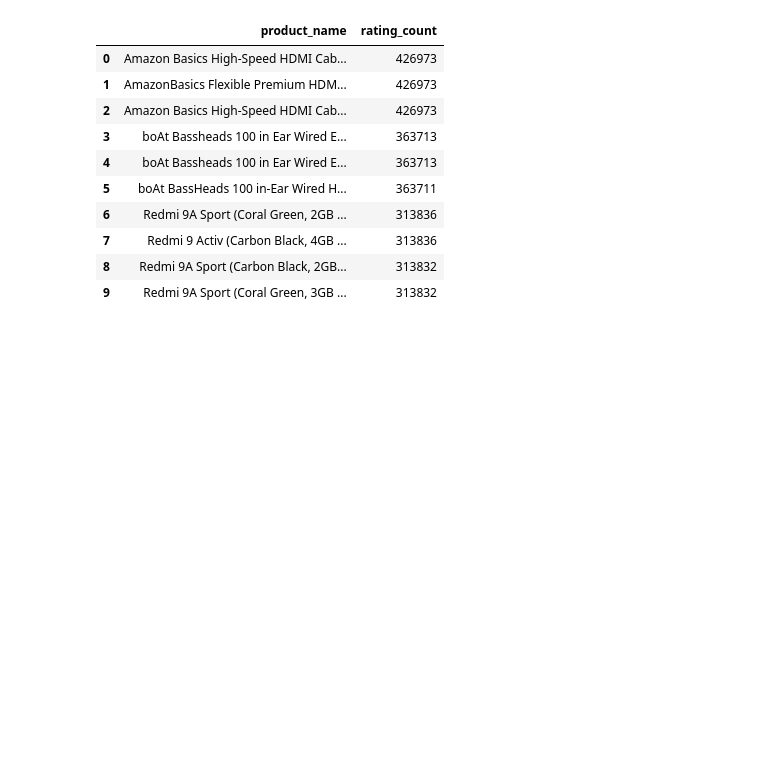
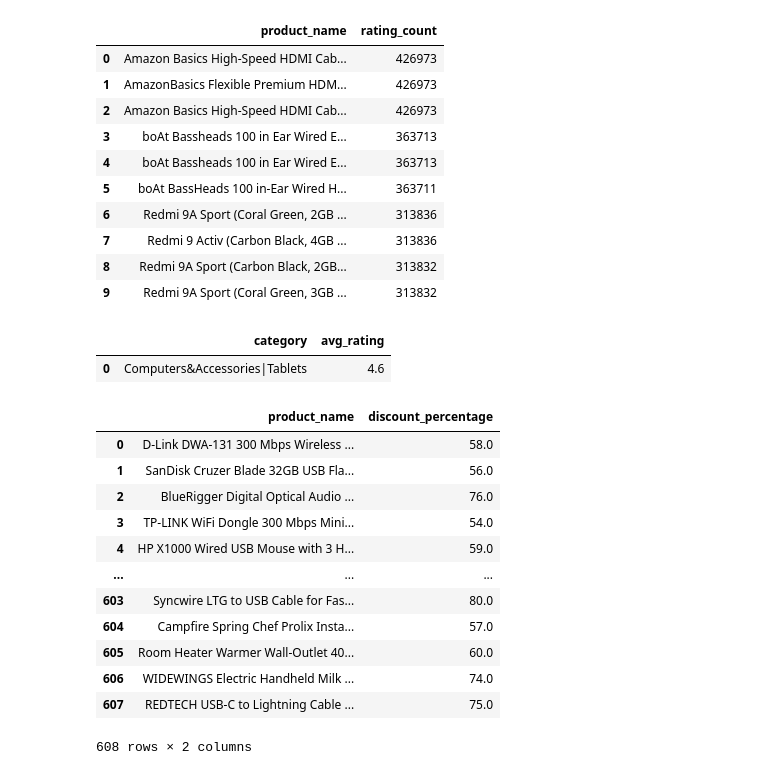
Before and after one commit to CheropS/Amazon-Dataset-Analysis, a Jupyter notebook: index.ipynb, the cells around one changed output. Cells and saved outputs as stored; diff of their text form; code cells hidden in the pictures; blank space fills up the shorter version.

Commit message:
discount and average query

```diff
--- a/index.ipynb
+++ b/index.ipynb
@@ -442,3 +442,35 @@ top_df
 | 7 | Redmi 9 Activ (Carbon Black, 4GB ... | 313836 |
 | 8 | Redmi 9A Sport (Carbon Black, 2GB... | 313832 |
 | 9 | Redmi 9A Sport (Coral Green, 3GB ... | 313832 |
+# %%
+average_query = """SELECT category, AVG(rating) AS avg_rating FROM products
+GROUP BY category
+ORDER BY avg_rating DESC
+LIMIT 1;"""
+
+average_df = pd.read_sql_query(average_query, cont)
+average_df
+# %% [output]
+|  | category | avg_rating |
+| 0 | Computers&Accessories|Tablets | 4.6 |
+# %%
+discount_query = """
+SELECT product_name, discount_percentage FROM products
+WHERE discount_percentage > 50;"""
+
+discount_df = pd.read_sql_query(discount_query, cont)
+discount_df
+# %% [output]
+|  | product_name | discount_percentage |
+| 0 | D-Link DWA-131 300 Mbps Wireless ... | 58.0 |
+| 1 | SanDisk Cruzer Blade 32GB USB Fla... | 56.0 |
+| 2 | BlueRigger Digital Optical Audio ... | 76.0 |
+| 3 | TP-LINK WiFi Dongle 300 Mbps Mini... | 54.0 |
+| 4 | HP X1000 Wired USB Mouse with 3 H... | 59.0 |
+| ... | ... | ... |
+| 603 | Syncwire LTG to USB Cable for Fas... | 80.0 |
+| 604 | Campfire Spring Chef Prolix Insta... | 57.0 |
+| 605 | Room Heater Warmer Wall-Outlet 40... | 60.0 |
+| 606 | WIDEWINGS Electric Handheld Milk ... | 74.0 |
+| 607 | REDTECH USB-C to Lightning Cable ... | 75.0 |
+608 rows × 2 columns
```
